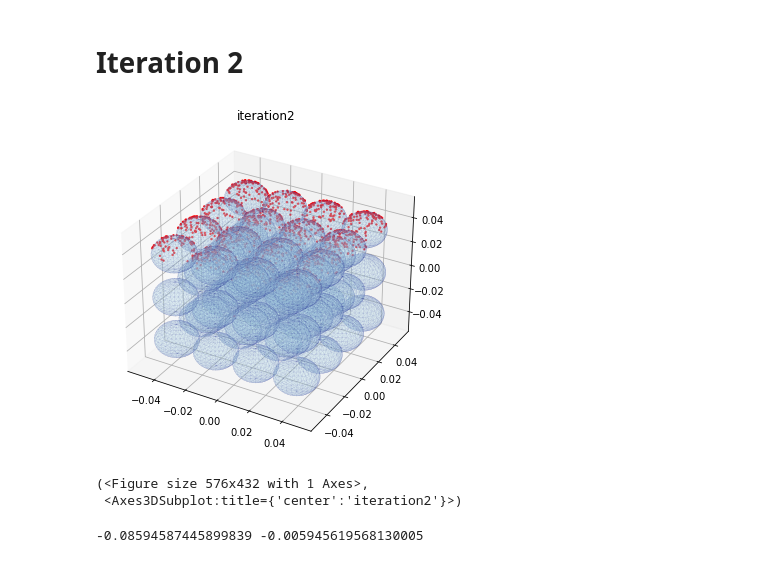
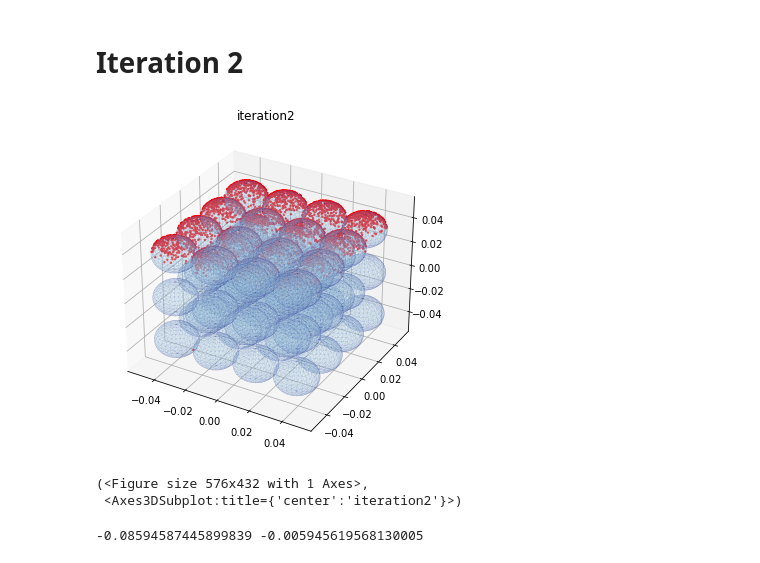
Before and after one commit to kgandhi63/g4chargeit, a Jupyter notebook: analysis/analysis-rootfiles.ipynb, the cells around one changed output. Saved outputs shown, nothing was run; the diff lists cells and outputs as text; code cells hidden in the pictures.

```diff
--- a/analysis/analysis-rootfiles.ipynb
+++ b/analysis/analysis-rootfiles.ipynb
@@ -181,12 +184,12 @@ plot_electron_positions(electrons_inside_iteration1, world_dimensions = (-0.05,
 # Iteration 2
 # %%
 # read data from different iterations
-_, electrons_inside_iteration2 = read_rootfile("02_stackediteration2_from_00_num5000.root")
+_, electrons_inside_iteration2 = read_rootfile("02_stackediteration2_from_00_num20000.root")
 
 plot_electron_positions(electrons_inside_iteration2, world_dimensions = (-0.05, 0.05), n_bins=10,iteration="iteration2",stacked_spheres=stacked_spheres)
 #plot_potential_on_sphere(electrons_inside_iteration2, vmin=-0.05, vmax=0, iteration="iteration1")
 # %% [output]
-[figure, old version]
+[figure, new version]
 (<Figure size 576x432 with 1 Axes>,
  <Axes3DSubplot:title={'center':'iteration2'}>)
 # %%
```
Also changed, not shown: parts of 5 cells of this notebook, 34 other files.
